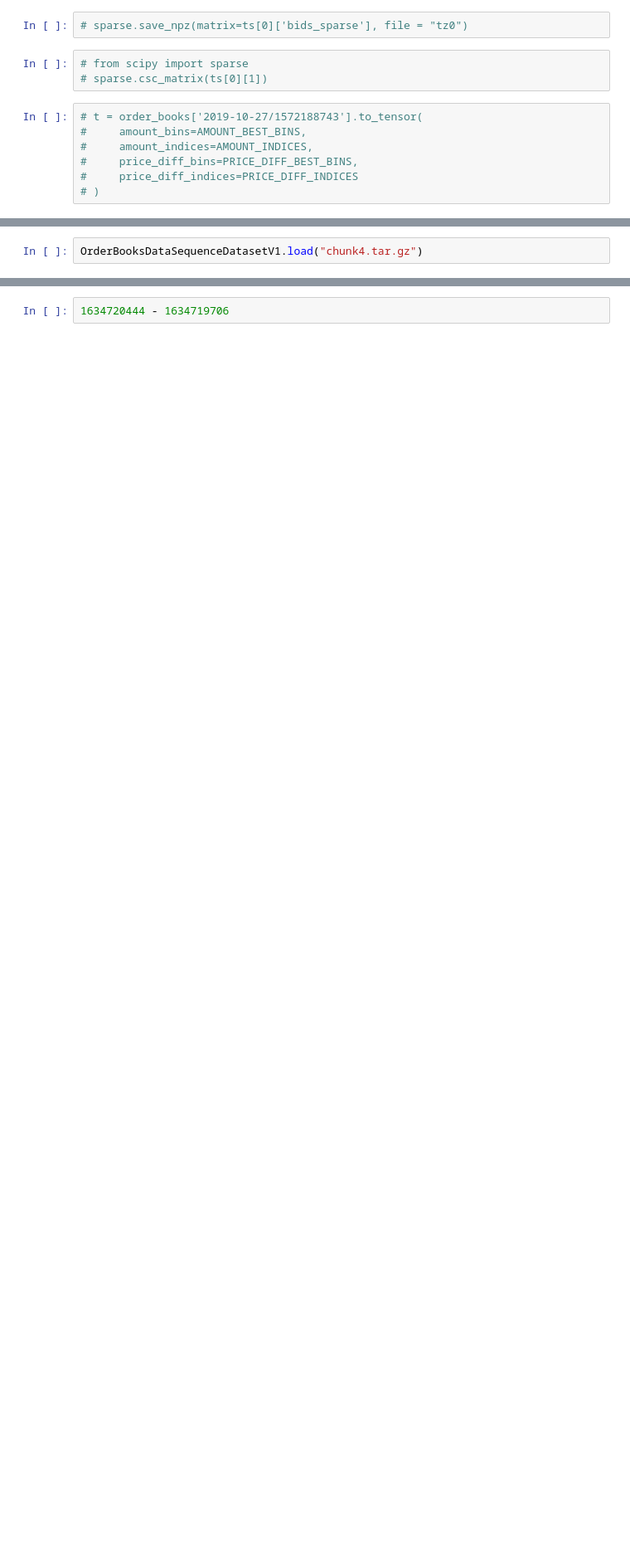
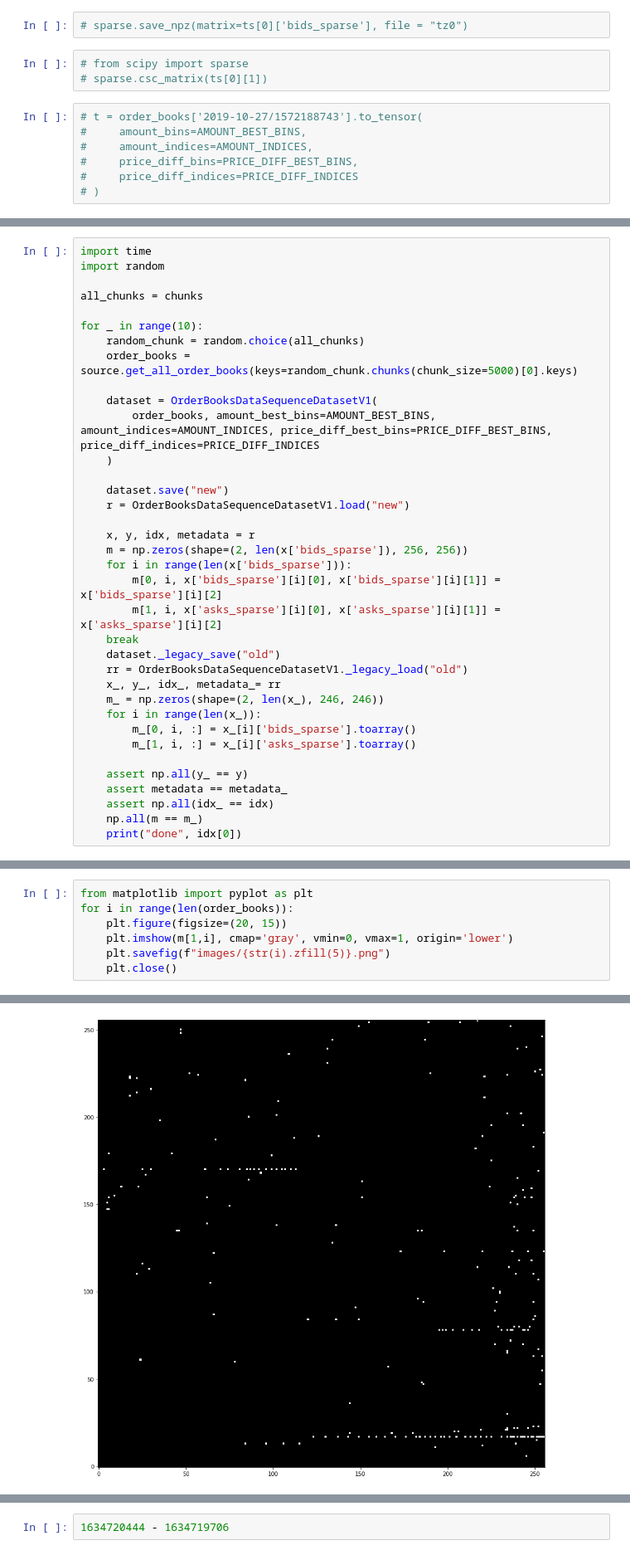
Before and after one commit to int8/orderbookfetcher, a Jupyter notebook: experymenta.ipynb, the cells around one changed output, grey strips where cells are left out. Shown at 83% size. Saved outputs shown, nothing was run; the diff lists cells and outputs as text; blank space fills up the shorter version.

```diff
--- a/experymenta.ipynb
+++ b/experymenta.ipynb
@@ -114,2 +91,0 @@ print(time.time() - s)
-# %%
-OrderBooksDataSequenceDatasetV1.load("chunk4.tar.gz")
@@ -121,0 +92,36 @@ order_books[10].bids == order_books[0].bids
+# %%
+import time
+import random
+
+all_chunks = chunks
+
+for _ in range(10):
+    random_chunk = random.choice(all_chunks)
+    order_books = source.get_all_order_books(keys=random_chunk.chunks(chunk_size=5000)[0].keys)
+
+    dataset = OrderBooksDataSequenceDatasetV1(
+        order_books, amount_best_bins=AMOUNT_BEST_BINS, amount_indices=AMOUNT_INDICES, price_diff_best_bins=PRICE_DIFF_BEST_BINS, price_diff_indices=PRICE_DIFF_INDICES
+    )
+
+    dataset.save("new")
+    r = OrderBooksDataSequenceDatasetV1.load("new")
+
+    x, y, idx, metadata = r
+    m = np.zeros(shape=(2, len(x['bids_sparse']), 256, 256))
+    for i in range(len(x['bids_sparse'])):
+        m[0, i, x['bids_sparse'][i][0], x['bids_sparse'][i][1]] = x['bids_sparse'][i][2]
+        m[1, i, x['asks_sparse'][i][0], x['asks_sparse'][i][1]] = x['asks_sparse'][i][2]
+    break
+    dataset._legacy_save("old")
+    rr = OrderBooksDataSequenceDatasetV1._legacy_load("old")
+    x_, y_, idx_, metadata_= rr
+    m_ = np.zeros(shape=(2, len(x_), 246, 246))
+    for i in range(len(x_)):
+        m_[0, i, :] = x_[i]['bids_sparse'].toarray()
+        m_[1, i, :] = x_[i]['asks_sparse'].toarray()
+
+    assert np.all(y_ == y)
+    assert metadata == metadata_
+    assert np.all(idx_ == idx)
+    np.all(m == m_)
+    print("done", idx[0])
@@ -121,0 +132,8 @@ order_books[10].bids == order_books[0].bids
+# %%
+from matplotlib import pyplot as plt
+for i in range(len(order_books)):
+    plt.figure(figsize=(20, 15))
+    plt.imshow(m[1,i], cmap='gray', vmin=0, vmax=1, origin='lower')
+    plt.savefig(f"images/{str(i).zfill(5)}.png")
+    plt.close()
+# %% [output]
@@ -121,0 +141 @@ order_books[10].bids == order_books[0].bids
+[figure, added]
```
Also changed, not shown: parts of 26 cells of this notebook, 13 other files.
